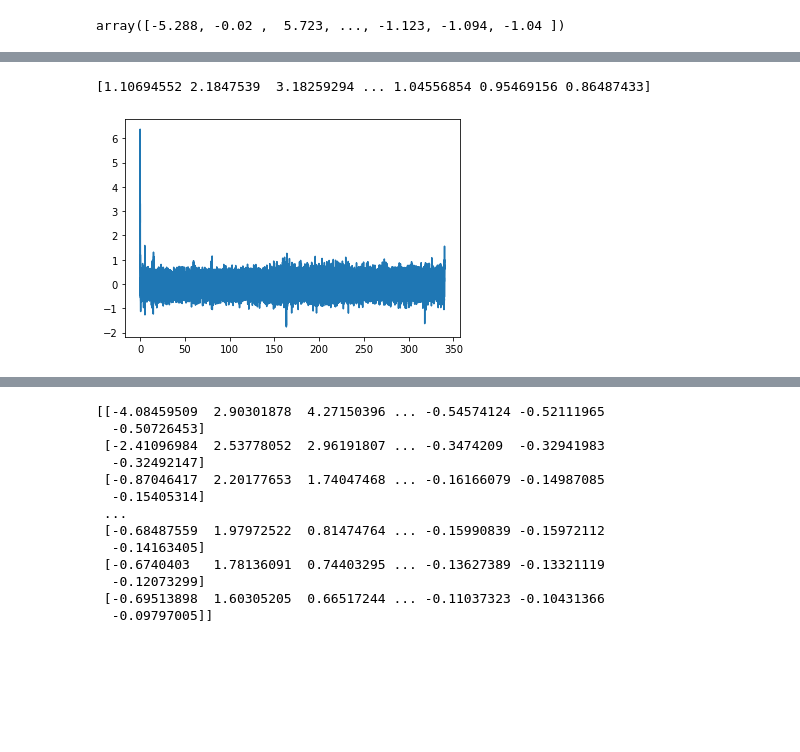
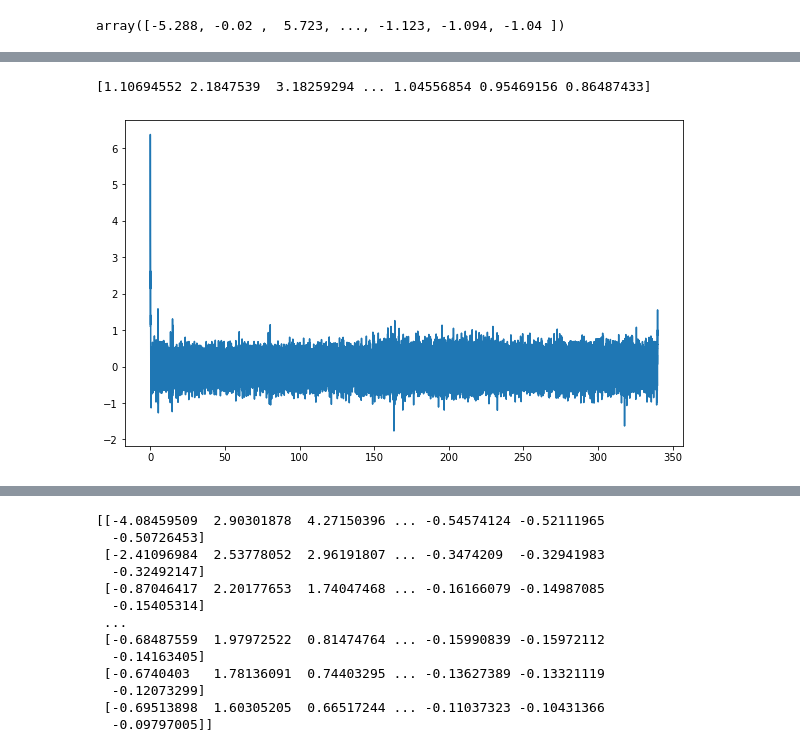
Before and after one commit to HeroicSpider/Brain-maturity-scoring-of-preterm-neonatal-babies, a Jupyter notebook: EEG signal analysis.ipynb, the cells around one changed output, grey strips where cells are left out. Drawn from its saved outputs; the diff is of its cells as text; code cells hidden in the pictures; blank space fills up the shorter version.

```diff
--- a/EEG signal analysis.ipynb
+++ b/EEG signal analysis.ipynb
@@ -76,15 +86,16 @@ plt.plot(t,A)
 # %%
 fs=1000
 fl=1
 fh=45
 nyq=0.5*fs
 l=fl/nyq
 h=fh/nyq
 order=2
 b,a=scipy.signal.butter(order, [l,h], 'bandpass', analog=False)
 y=scipy.signal.filtfilt(b,a,A,axis=0)
+plt.figure(figsize=(10,6))
 plt.plot(t,y)
 print(y)
 # %% [output]
 [1.10694552 2.1847539  3.18259294 ... 1.04556854 0.95469156 0.86487433]
-[figure, old version]
+[figure, new version]
```
Also changed, not shown: parts of 4 cells of this notebook.
